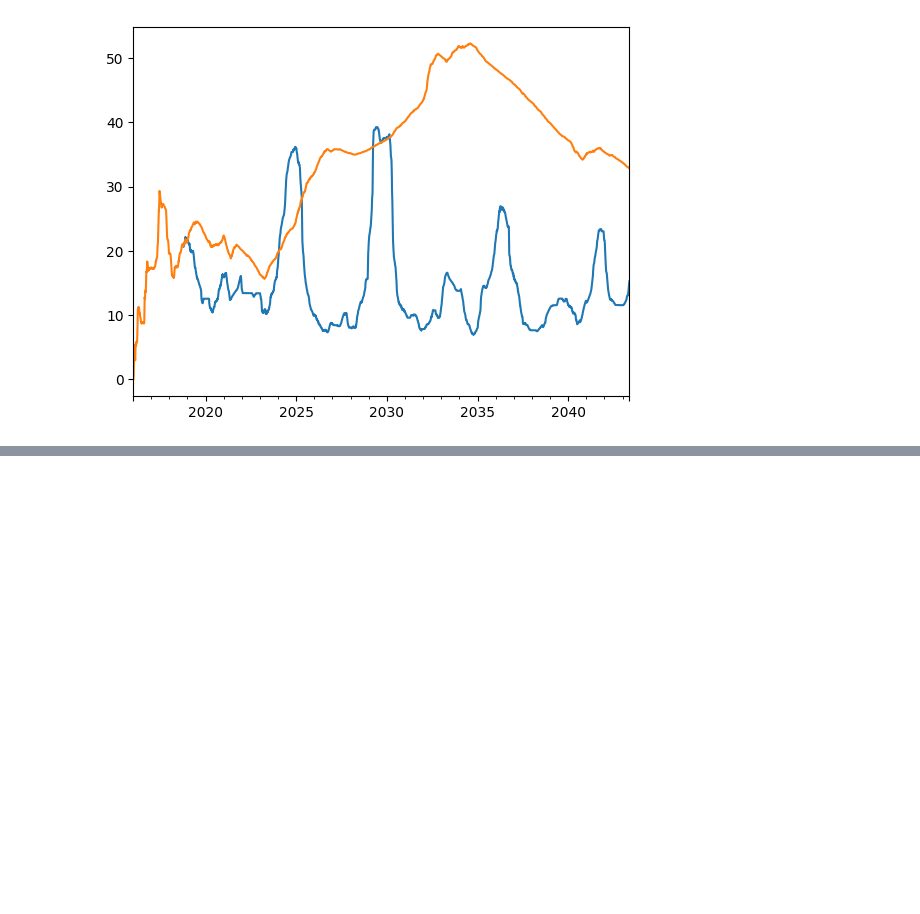
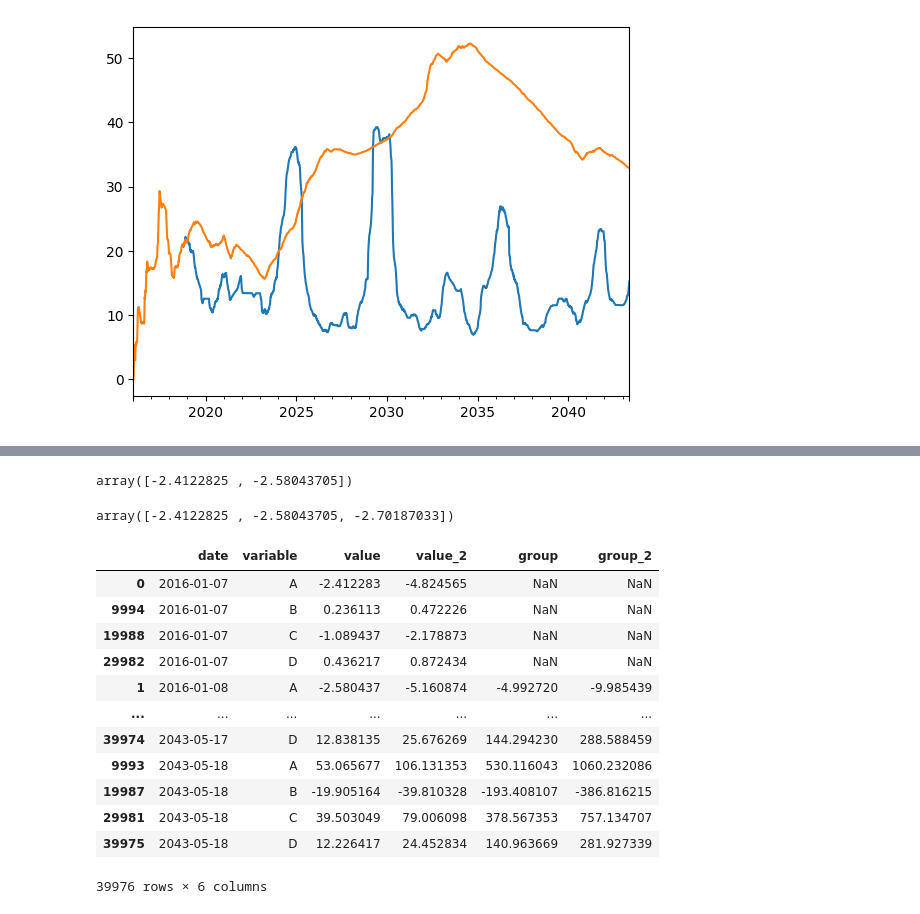
Before and after one commit to anddai/Data-Processing-Cheatsheet, a Jupyter notebook: rollingoutliers.ipynb, the cells around one changed output, grey strips where cells are left out. Drawn from its saved outputs; the diff is of its cells as text; code cells hidden in the pictures; blank space fills up the shorter version.

```diff
--- a/rollingoutliers.ipynb
+++ b/rollingoutliers.ipynb
@@ -102,0 +121,39 @@ display(df)
+# %%
+group_df = timeseries_df.copy().reset_index().rename({"index": "date"}, axis=1)
+group_df = group_df.melt(id_vars="date").sort_values(by=["date", "variable"])
+group_df #what to do with NaNs?
+group_df["value_2"] = group_df["value"] * 2
+# %%
+once = -1
+def new_func(window):
+    global once
+    if once < 1:
+        display(window)
+        once += 1
+    return window.sum()
+
+
+group_df[['group', 'group_2']] = (
+    group_df.groupby('variable')[['value', "value_2"]]
+    .rolling(window=10, min_periods=2)  # Adjust window size and minimum periods as needed
+    .apply(new_func, raw=True)
+    .reset_index(level=0, drop=True)  # Drop the group index
+)
+
+group_df
+# %% [output]
+array([-2.4122825 , -2.58043705])
+array([-2.4122825 , -2.58043705, -2.70187033])
+|  | date | variable | value | value_2 | group | group_2 |
+| 0 | 2016-01-07 | A | -2.412283 | -4.824565 | NaN | NaN |
+| 9994 | 2016-01-07 | B | 0.236113 | 0.472226 | NaN | NaN |
+| 19988 | 2016-01-07 | C | -1.089437 | -2.178873 | NaN | NaN |
+| 29982 | 2016-01-07 | D | 0.436217 | 0.872434 | NaN | NaN |
+| 1 | 2016-01-08 | A | -2.580437 | -5.160874 | -4.992720 | -9.985439 |
+| ... | ... | ... | ... | ... | ... | ... |
+| 39974 | 2043-05-17 | D | 12.838135 | 25.676269 | 144.294230 | 288.588459 |
+| 9993 | 2043-05-18 | A | 53.065677 | 106.131353 | 530.116043 | 1060.232086 |
+| 19987 | 2043-05-18 | B | -19.905164 | -39.810328 | -193.408107 | -386.816215 |
+| 29981 | 2043-05-18 | C | 39.503049 | 79.006098 | 378.567353 | 757.134707 |
+| 39975 | 2043-05-18 | D | 12.226417 | 24.452834 | 140.963669 | 281.927339 |
+39976 rows × 6 columns
```
Also changed, not shown: parts of 2 cells of this notebook.
